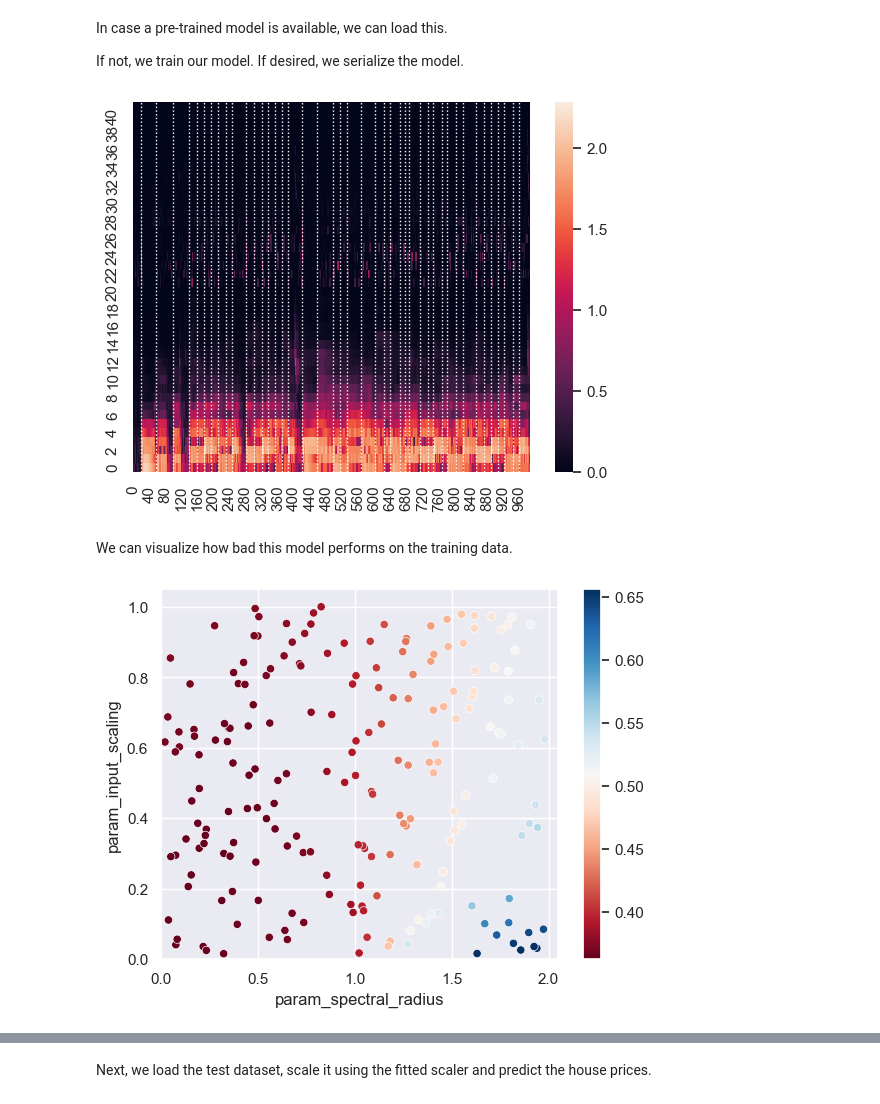
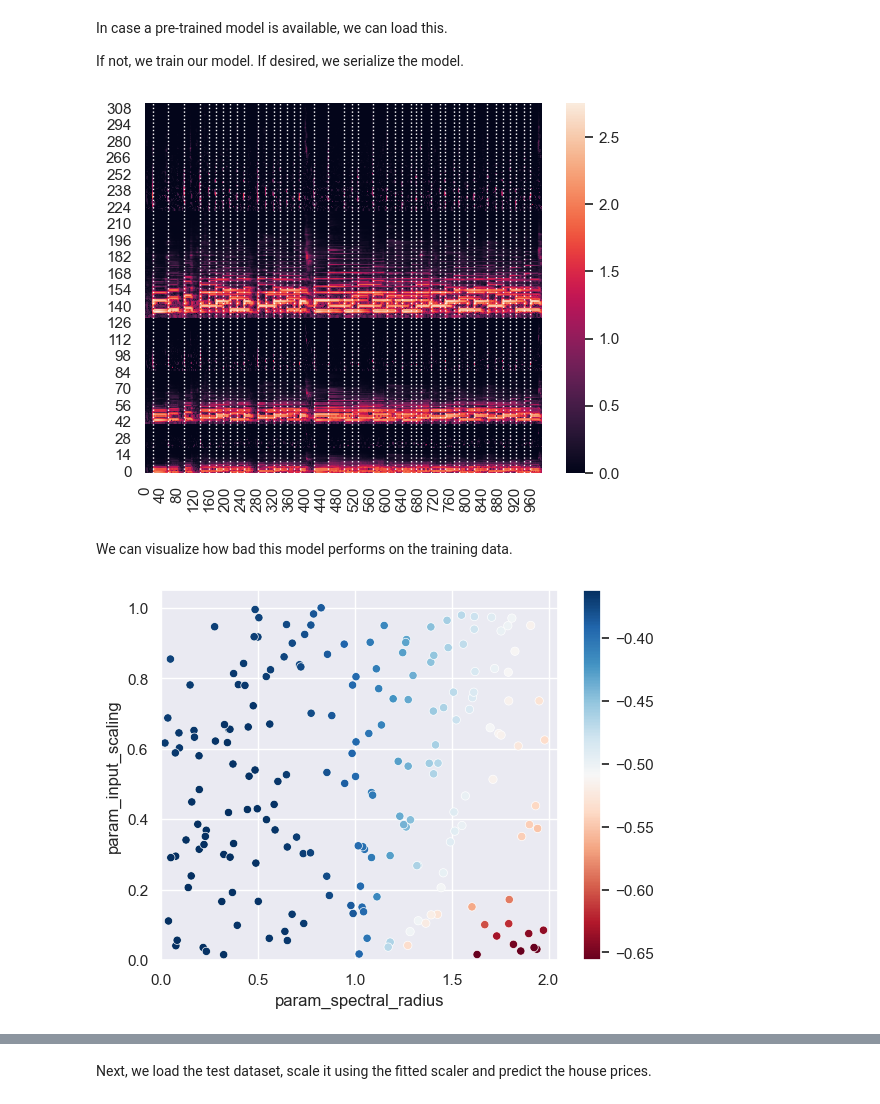
Before and after one commit to renierts/onset_detection, a Jupyter notebook: src/Example-Notebook.ipynb, the cells around one changed output, grey strips where cells are left out. Saved outputs shown, nothing was run; the diff lists cells and outputs as text; code cells hidden in the pictures.

Commit message:
Added some example models in results. Now, basically everything can be controlled from the command line.

```diff
--- a/src/Example-Notebook.ipynb
+++ b/src/Example-Notebook.ipynb
@@ -32,7 +35,7 @@ export=True
 # %% [markdown]
 At first, we load the training dataset
 # %%
-pre_processor = OnsetPreProcessor(frame_sizes=(1024, ), num_bands=(3, ))
+pre_processor = OnsetPreProcessor(frame_sizes=(1024, 2048, 4096), num_bands=(3, 6, 12))
 dataset = OnsetDataset(
     path=r"C:\Users\Steiner\Documents\Python\onset_detection\data",
     audio_suffix=".flac")
@@ -57,7 +60,7 @@ if plot:
     axs.invert_yaxis()
     [axs.axvline(x=ann*100, color='w', linestyle=':', linewidth=1) for ann in dataset.annotations[0]]
 # %% [output]
-[figure, old version]
+[figure, new version]
 # %%
 initial_esn_params = {
     'hidden_layer_size': 50, 'k_in': 10, 'input_scaling': 0.4,
@@ -92,30 +95,29 @@ searches = [
     ('step3', RandomizedSearchCV, step3_params, kwargs_step3)]
 
 try:
-    search = load(f'../results/sequential_search_basic_esn_1024.joblib')
+    search = load(f'../results/sequential_search_basic_esn_1024_2048_4096.joblib')
 except FileNotFoundError:
     search = SequentialSearchCV(base_esn, searches=searches).fit(X, y)
-    dump(search, f'../results/sequential_search_basic_esn_1024.joblib')
+    dump(search, f'../results/sequential_search_basic_esn_1024_2048_4096.joblib')
 # %% [markdown]
 We can visualize how bad this model performs on the training data.
 # %%
 if plot:
     df = pd.DataFrame(search.all_cv_results_["step1"])
-    df["mean_test_score"] = -df["mean_test_score"]
     fig, axs = plt.subplots()
     sns.scatterplot(data=df, x="param_spectral_radius", y="param_input_scaling",
                     hue="mean_test_score", ax=axs, palette="RdBu")
 
     norm = plt.Normalize(df["mean_test_score"].min(), df["mean_test_score"].max())
     sm = plt.cm.ScalarMappable(cmap="RdBu", norm=norm)
     sm.set_array([])
     plt.xlim((0, 2.05))
     plt.ylim((0, 1.05))
     # Remove the legend and add a colorbar
     axs.get_legend().remove()
     axs.figure.colorbar(sm)
 # %% [output]
-[figure, old version]
+[figure, new version]
 # %%
 if plot:
     df = pd.DataFrame(search.all_cv_results_["step2"])
```
Also changed, not shown: parts of 12 cells of this notebook, 12 other files.
